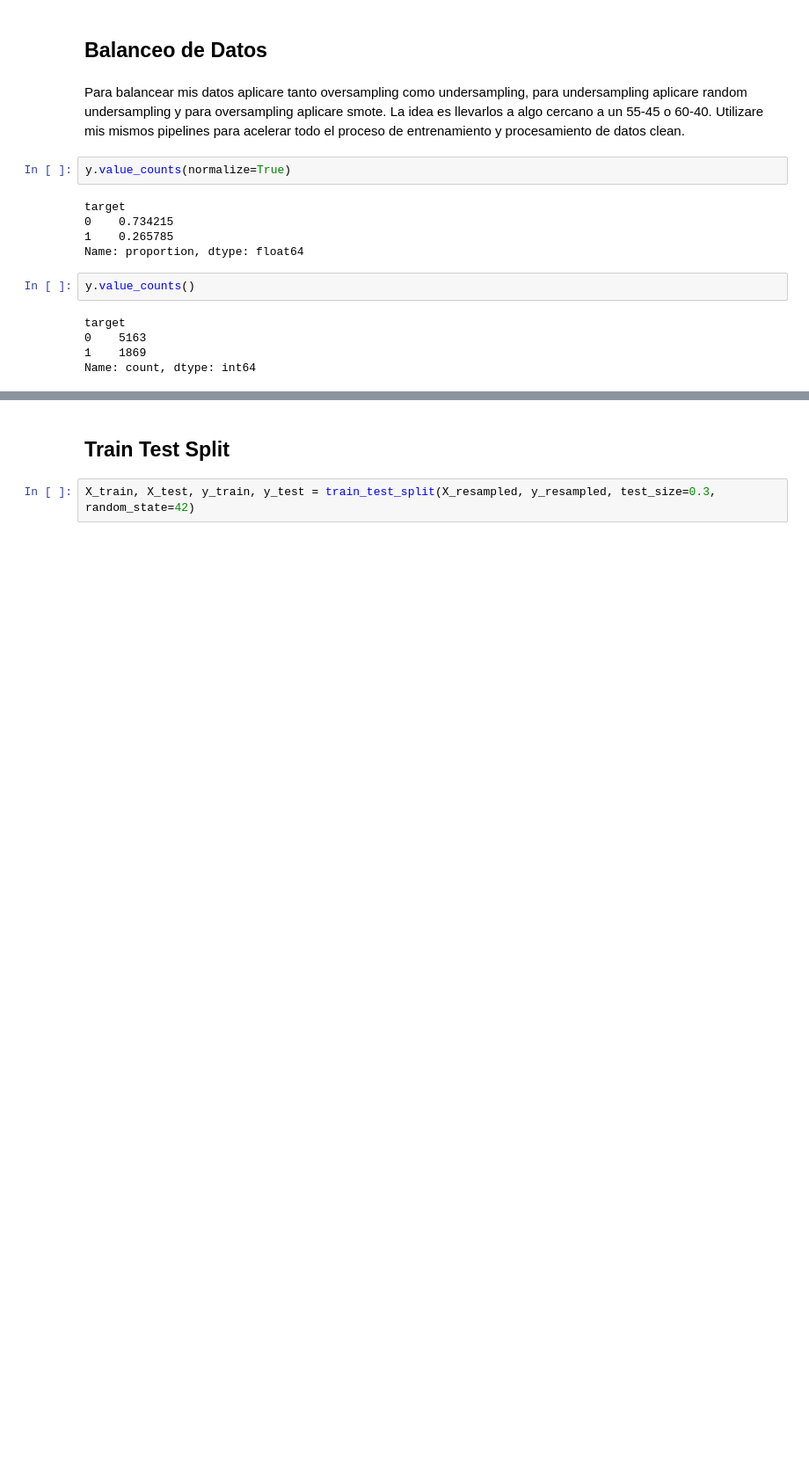
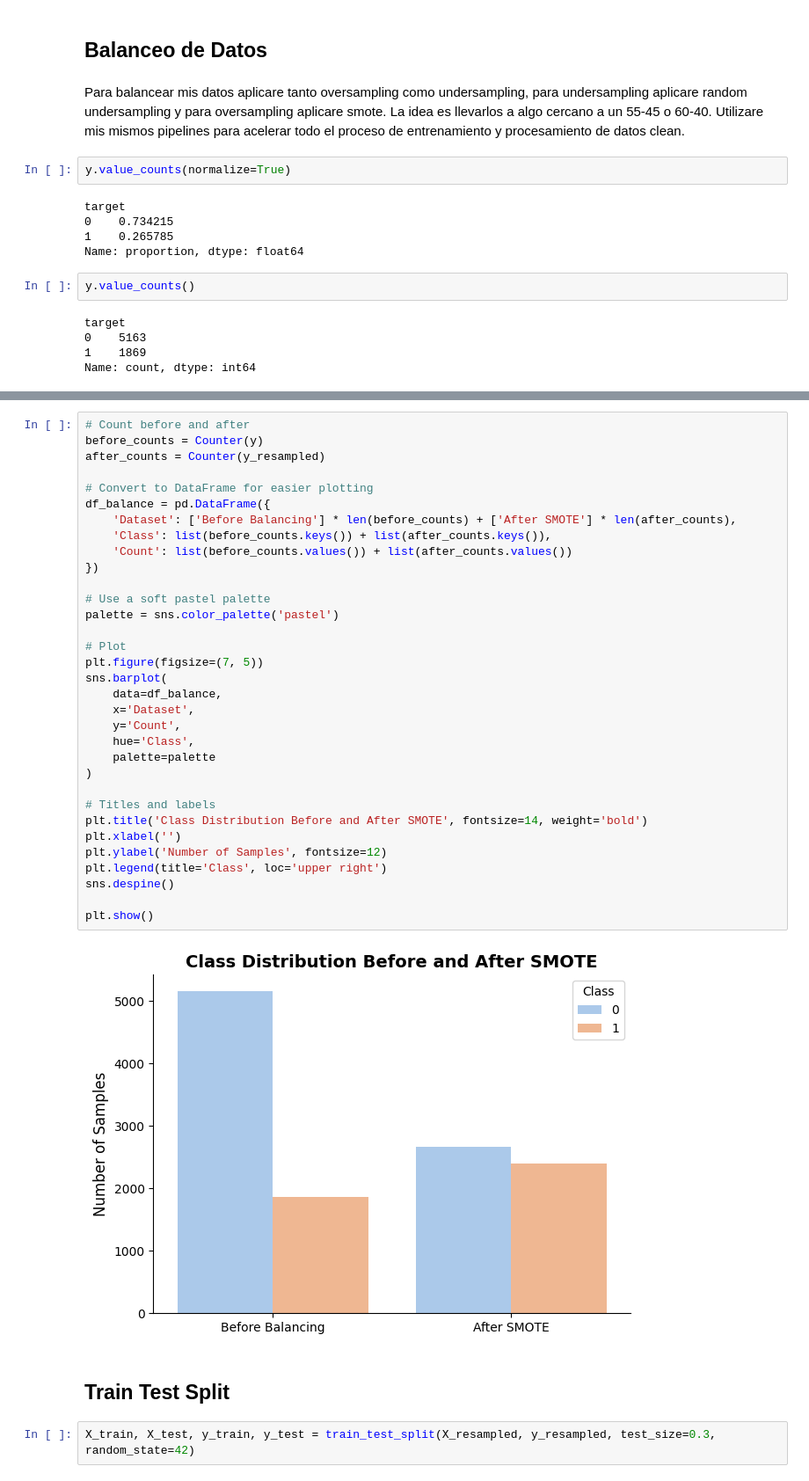
Before and after one commit to vallejocvl/tripleten-ds, a Jupyter notebook: sprint_18/interconnect_churn.ipynb, the cells around one changed output, grey strips where cells are left out. Shown: that part at 88% size. Cells and saved outputs as stored; diff of their text form; blank space fills up the shorter version.

Commit message:
Remade Smote and class distribution

```diff
--- a/sprint_18/interconnect_churn.ipynb
+++ b/sprint_18/interconnect_churn.ipynb
@@ -513,4 +540,39 @@ target
 Name: proportion, dtype: float64
+# %%
+# Count before and after
+before_counts = Counter(y)
+after_counts = Counter(y_resampled)
+
+# Convert to DataFrame for easier plotting
+df_balance = pd.DataFrame({
+    'Dataset': ['Before Balancing'] * len(before_counts) + ['After SMOTE'] * len(after_counts),
+    'Class': list(before_counts.keys()) + list(after_counts.keys()),
+    'Count': list(before_counts.values()) + list(after_counts.values())
+})
+
+# Use a soft pastel palette
+palette = sns.color_palette('pastel')
+
+# Plot
+plt.figure(figsize=(7, 5))
+sns.barplot(
+    data=df_balance,
+    x='Dataset',
+    y='Count',
+    hue='Class',
+    palette=palette
+)
+
+# Titles and labels
+plt.title('Class Distribution Before and After SMOTE', fontsize=14, weight='bold')
+plt.xlabel('')
+plt.ylabel('Number of Samples', fontsize=12)
+plt.legend(title='Class', loc='upper right')
+sns.despine()
+
+plt.show()
+# %% [output]
+[figure, added]
 # %% [markdown]
 ## Train Test Split
 # %%
```
Also changed, not shown: parts of 6 cells of this notebook.
